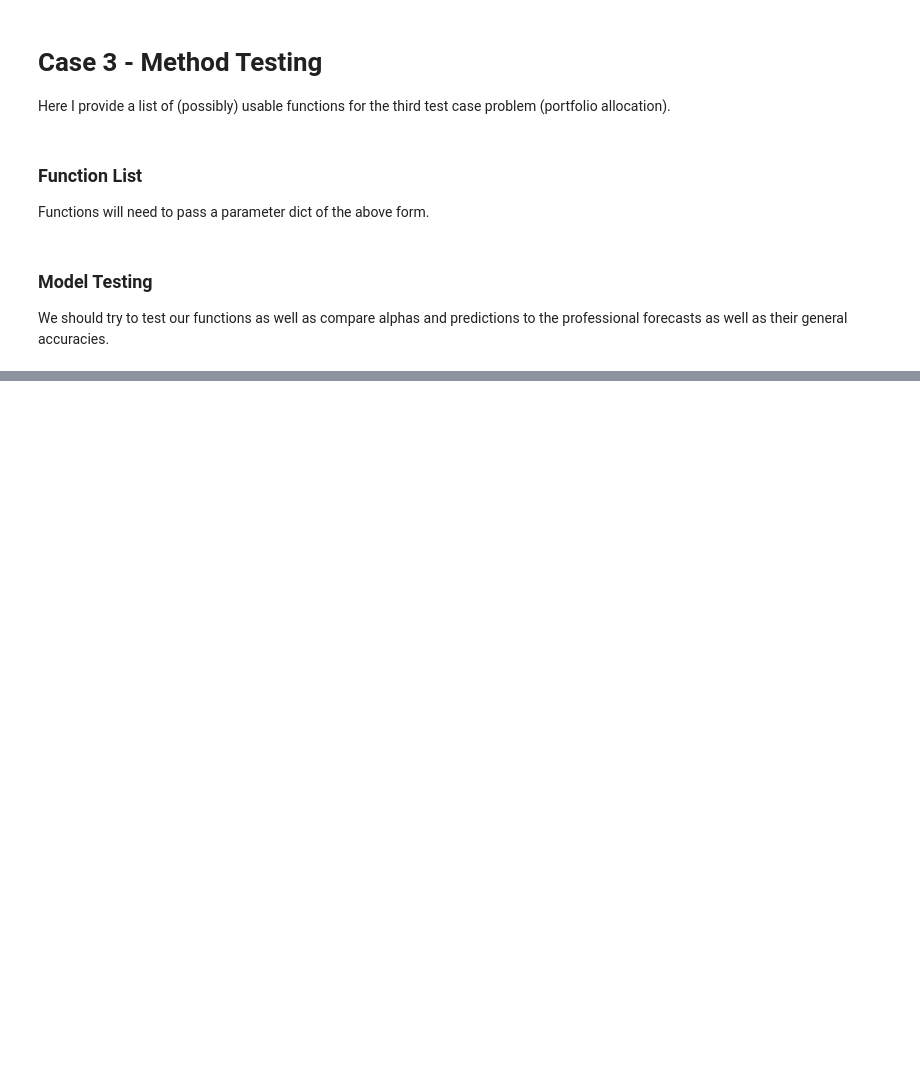
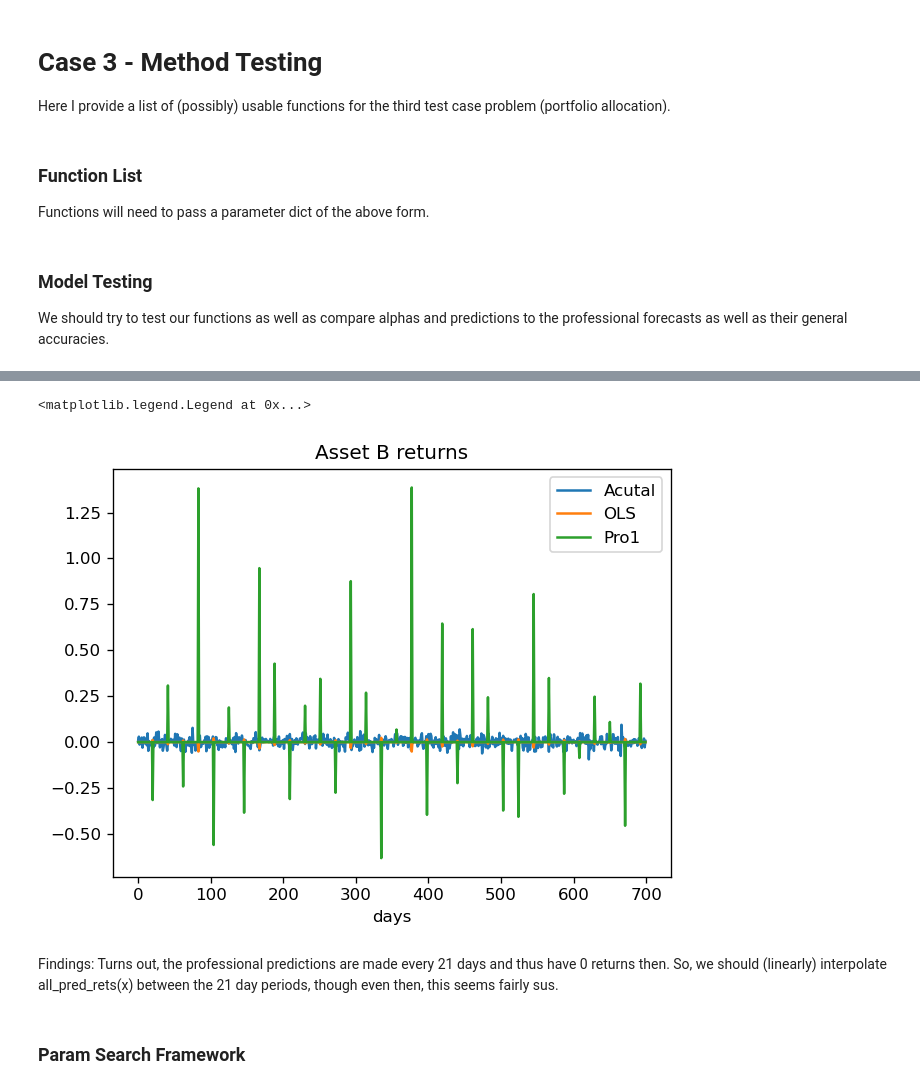
Before and after one commit to bg459/utc, a Jupyter notebook: case3/Case3_Test1.ipynb, the cells around one changed output, grey strips where cells are left out. Saved outputs shown, nothing was run; the diff lists cells and outputs as text; code cells hidden in the pictures; blank space fills up the shorter version.

Commit message:
notebook with param search + data

```diff
--- a/case3/Case3_Test1.ipynb
+++ b/case3/Case3_Test1.ipynb
@@ -199,0 +197,27 @@ Perform a param search on remaining hyperparams, particularly ones involved in o
+# %%
+# get coeffs
+ols_pred_coeffs = []
+n_rets = all_rets.shape[1]
+max_day = 31
+train_idx = range(0, max_day)
+n_train = len(train_idx)
+
+all_pred_rets = np.zeros((all_rets.shape[0], n_rets))
+
+for asset in range(all_rets.shape[0]):
+    A = np.zeros((n_train, 3))
+    A[:, 0] = all_pred_rets1[asset, train_idx].T
+    A[:, 1] = all_pred_rets2[asset, train_idx].T
+    A[:, 2] = all_pred_rets3[asset, train_idx].T
+    b = all_rets[asset, train_idx].T
+    coeffs = np.linalg.lstsq(A, b, rcond=None)[0]
+    ols_pred_coeffs.append(coeffs)
+    Aa = np.zeros((n_rets, 3))
+    Aa[:, 0] = all_pred_rets1[asset, :].T
+    Aa[:, 1] = all_pred_rets2[asset, :].T
+    Aa[:, 2] = all_pred_rets3[asset, :].T
+    new_b = Aa @ coeffs
+    all_pred_rets[asset, :] = new_b.T
+ols_pred_coeffs = np.array(ols_pred_coeffs)
+print(ols_pred_coeffs)
+print(np.linalg.norm((all_pred_rets - all_rets)/all_rets))
@@ -199,0 +235,16 @@ Perform a param search on remaining hyperparams, particularly ones involved in o
+# %%
+plt.figure(figsize=(6, 4.5), dpi=120)
+plt.plot(all_rets[1, :700])
+plt.plot(all_pred_rets[1, :700])
+plt.plot(all_pred_rets1[1, :700])
+plt.title('Asset B returns')
+plt.xlabel('days')
+#plt.ylim([-0.01, 0.01])
+plt.legend(['Acutal', 'OLS', 'Pro1'])
+# %% [output]
+<matplotlib.legend.Legend at 0x...>
+[figure, added]
+# %% [markdown]
+Findings: Turns out, the professional predictions are made every 21 days and thus have 0 returns then. So, we should (linearly) interpolate all_pred_rets(x) between the 21 day periods, though even then, this seems fairly sus.
+# %% [markdown]
+### Param Search Framework
```
Also changed, not shown: parts of 13 cells of this notebook, 1 other file.
